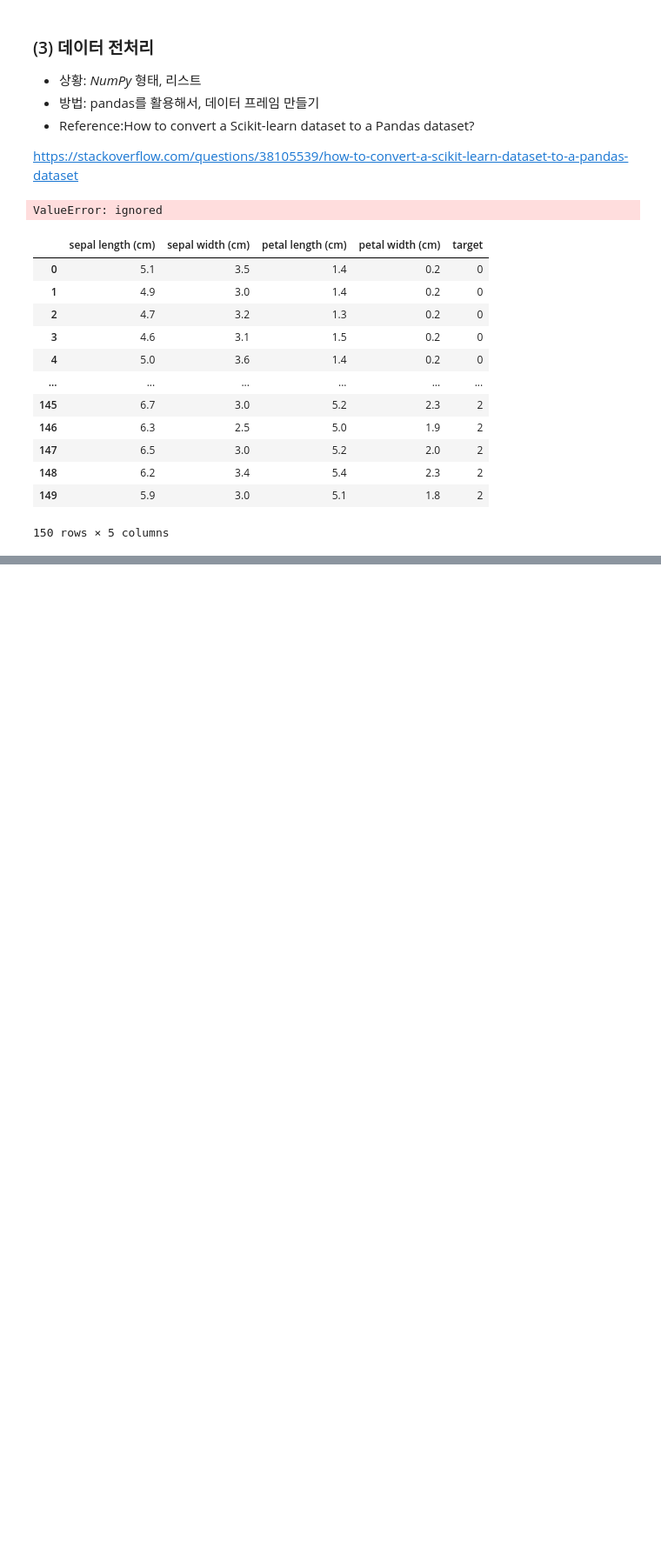
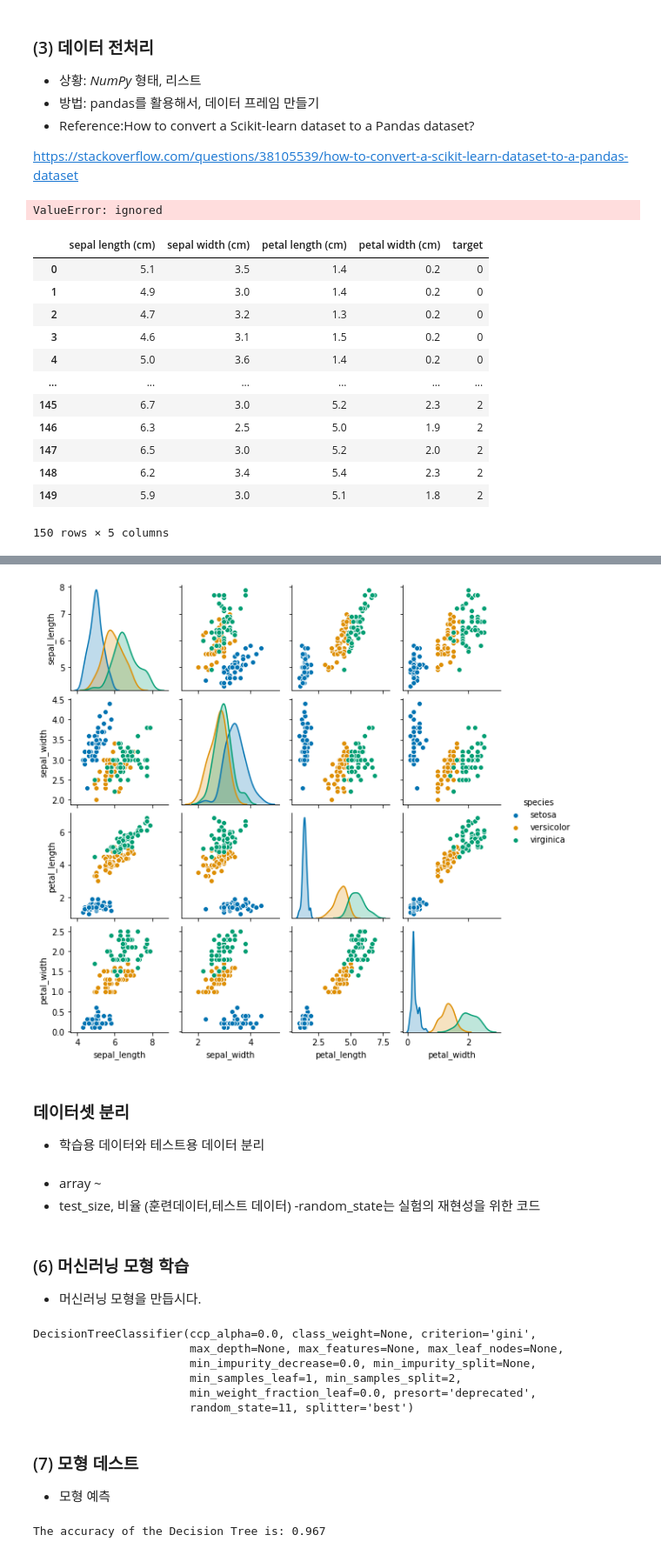
Before and after one commit to greeningstone/0_mini, a Jupyter notebook: 0818_m_ini_sample_ip의_사본.ipynb, the cells around one changed output, grey strips where cells are left out. Shown at 87% size. Saved outputs shown, nothing was run; the diff lists cells and outputs as text; code cells hidden in the pictures; blank space fills up the shorter version.

```diff
--- a/0818_m_ini_sample_ip의_사본.ipynb
+++ b/0818_m_ini_sample_ip의_사본.ipynb
@@ -73,0 +119,8 @@ df_iris
+# %%
+import seaborn as sns
+sns.pairplot(temp_data, hue="species", height = 2, palette = 'colorblind');
+# %% [output]
+[figure, added]
+# %% [markdown]
+### 데이터셋 분리
+- 학습용 데이터와 테스트용 데이터 분리
@@ -73,0 +137,31 @@ df_iris
+# %% [markdown]
+- array ~
+- test_size, 비율 (훈련데이터,테스트 데이터)
+-random_state는 실험의 재현성을 위한 코드
+# %% [markdown]
+### (6) 머신러닝 모형 학습
+- 머신러닝 모형을 만듭시다.
+# %%
+from sklearn.tree import DecisionTreeClassifier
+
+# 객체 생성
+dt_clf = DecisionTreeClassifier(random_state=11)
+
+# 학습 수행
+dt_clf.fit(X_train, y_train)
+# %% [output]
+DecisionTreeClassifier(ccp_alpha=0.0, class_weight=None, criterion='gini',
+                       max_depth=None, max_features=None, max_leaf_nodes=None,
+                       min_impurity_decrease=0.0, min_impurity_split=None,
+                       min_samples_leaf=1, min_samples_split=2,
+                       min_weight_fraction_leaf=0.0, presort='deprecated',
+                       random_state=11, splitter='best')
+# %% [markdown]
+### (7) 모형 데스트
+- 모형 예측
+# %%
+from sklearn.metrics import accuracy_score
+pred = dt_clf.predict(X_test)
+print('The accuracy of the Decision Tree is: {:.3f}'.format(accuracy_score(pred,y_test)))
+# %% [output]
+The accuracy of the Decision Tree is: 0.967
```
Also changed, not shown: parts of 9 cells of this notebook.
